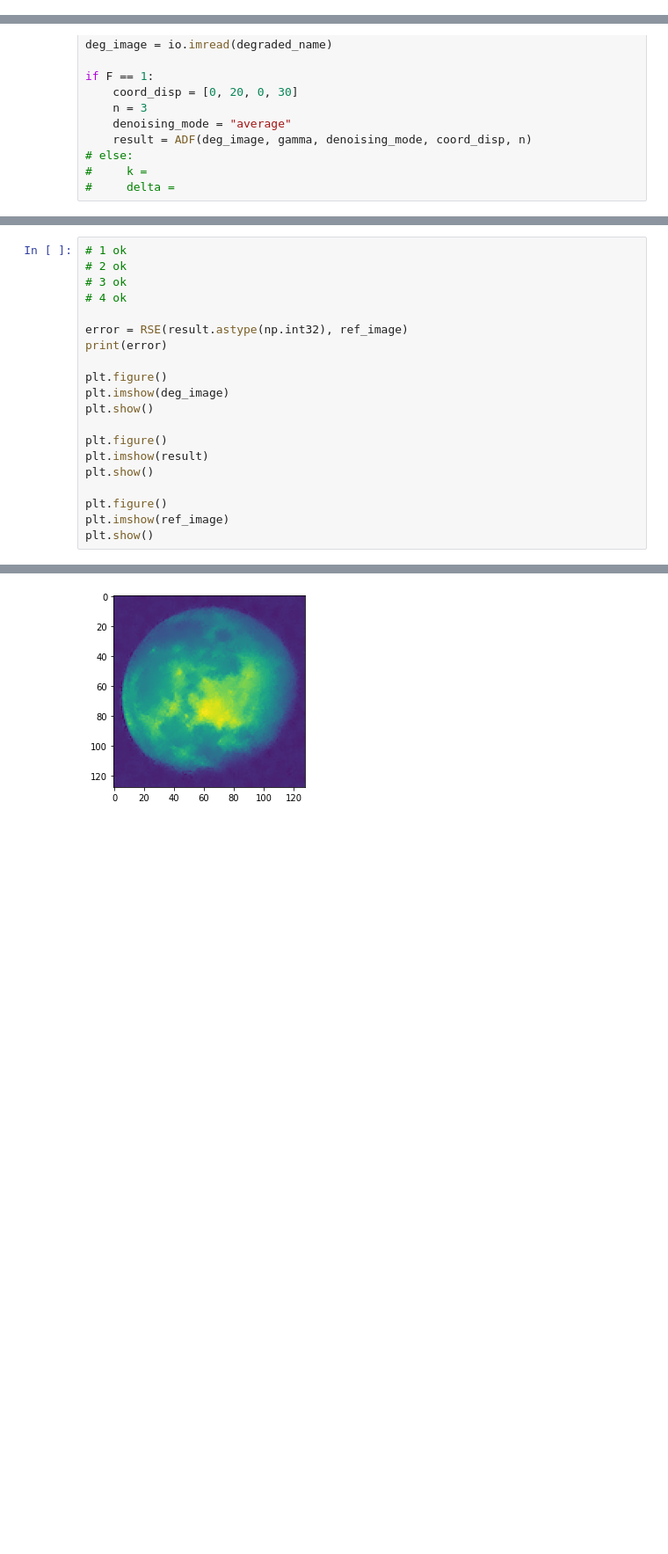
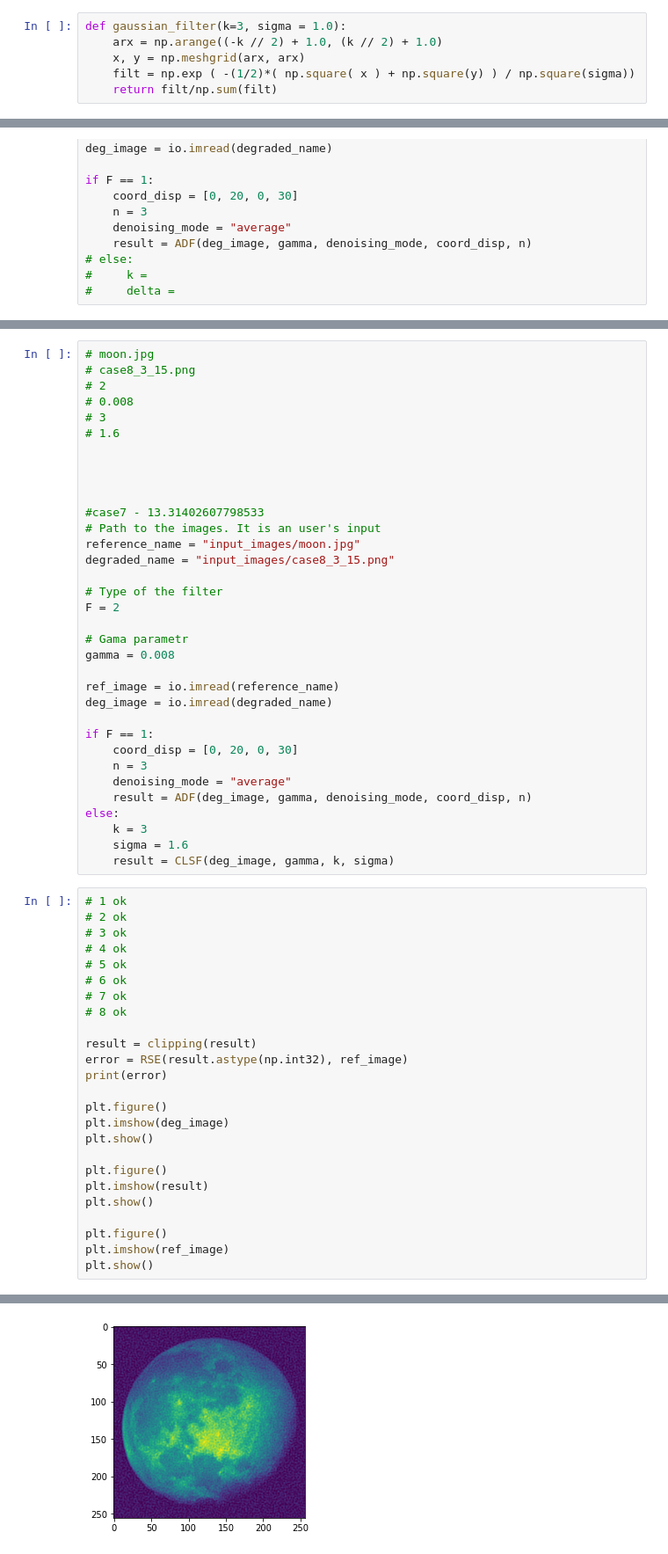
Before and after one commit to Hannauer/img_processing, a Jupyter notebook: img_restoration.ipynb, the cells around one changed output, grey strips where cells are left out. Shown: that part at 88% size. Saved outputs shown, nothing was run; the diff lists cells and outputs as text; blank space fills up the shorter version.

```diff
--- a/img_restoration.ipynb
+++ b/img_restoration.ipynb
@@ -49,3 +53,9 @@ def ADF(img, gamma, denoising_mode, coord_disp, n):
             img_n[x-n,y-n] = img[x,y] - gamma*(dispn/displ)*(img[x,y] - centr(img[x-n:x+n, y-n:y+n]))
 
     return img_n
+# %%
+def gaussian_filter(k=3, sigma = 1.0):
+    arx = np.arange((-k // 2) + 1.0, (k // 2) + 1.0)
+    x, y = np.meshgrid(arx, arx)
+    filt = np.exp ( -(1/2)*( np.square( x ) + np.square(y) ) / np.square(sigma))
+    return filt/np.sum(filt)
@@ -172,9 +329,48 @@ if F == 1:
+# %%
+# moon.jpg
+# case8_3_15.png
+# 2
+# 0.008
+# 3
+# 1.6
+
+
+
+
+#case7 - 13.31402607798533
+# Path to the images. It is an user's input
+reference_name = "input_images/moon.jpg"
+degraded_name = "input_images/case8_3_15.png"
+
+# Type of the filter
+F = 2
+
+# Gama parametr
+gamma = 0.008
+
+ref_image = io.imread(reference_name)
+deg_image = io.imread(degraded_name)
+
+if F == 1:
+    coord_disp = [0, 20, 0, 30]
+    n = 3
+    denoising_mode = "average"
+    result = ADF(deg_image, gamma, denoising_mode, coord_disp, n)
+else:
+    k = 3
+    sigma = 1.6
+    result = CLSF(deg_image, gamma, k, sigma)
 # %%
 # 1 ok
 # 2 ok
 # 3 ok
 # 4 ok
+# 5 ok
+# 6 ok
+# 7 ok
+# 8 ok
 
+result = clipping(result)
 error = RSE(result.astype(np.int32), ref_image)
 print(error)
 
@@ -195 +391 @@ plt.show()
-[figure, old version]
+[figure, new version]
```
Also changed, not shown: parts of 10 cells of this notebook.
